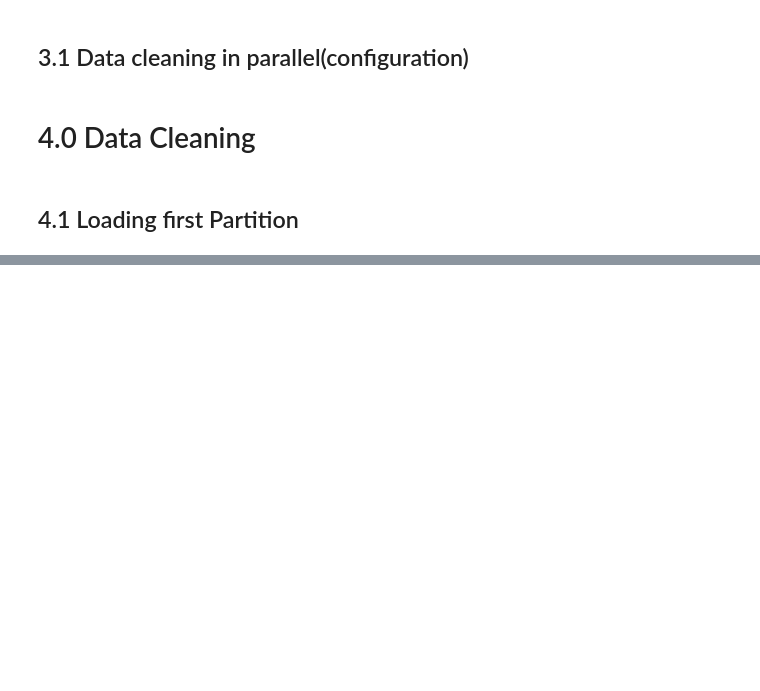
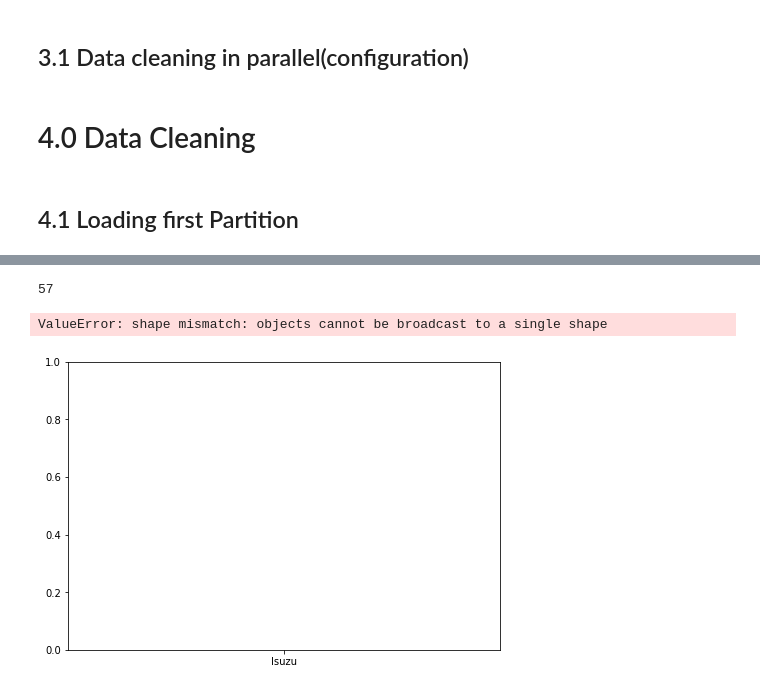
Before and after one commit to psalishol/used-car-price-in-united-state, a Jupyter notebook: notebooks/preprocessing.ipynb, the cells around one changed output, grey strips where cells are left out. Drawn from its saved outputs; the diff is of its cells as text; code cells hidden in the pictures; blank space fills up the shorter version.

```diff
--- a/notebooks/preprocessing.ipynb
+++ b/notebooks/preprocessing.ipynb
@@ -291,3 +279,6 @@ def clean_data(data):
 
 
     return data
+# %%
+new_data = clean_data(data)
+new_data.head(2)
@@ -293,0 +357,14 @@ def clean_data(data):
+# %%
+new_data["make_name"].nunique()
+# %% [output]
+57
+# %%
+fig = plt.figure()
+axis = fig.add_axes([0,0,1,1])
+axis.bar(new_data.groupby("make_name")["price"].mean().sort_values().index,new_data.groupby("body_style")["price"].mean().sort_values().values)
+plt.title('Price based on the body style')
+plt.xlabel(xlabel= axis.get_xlabel(),rotation=45, horizontalalignment="right")
+plt.show()
+# %% [output]
+ValueError: shape mismatch: objects cannot be broadcast to a single shape
+[figure, added]
```
Also changed, not shown: parts of 13 cells of this notebook.
